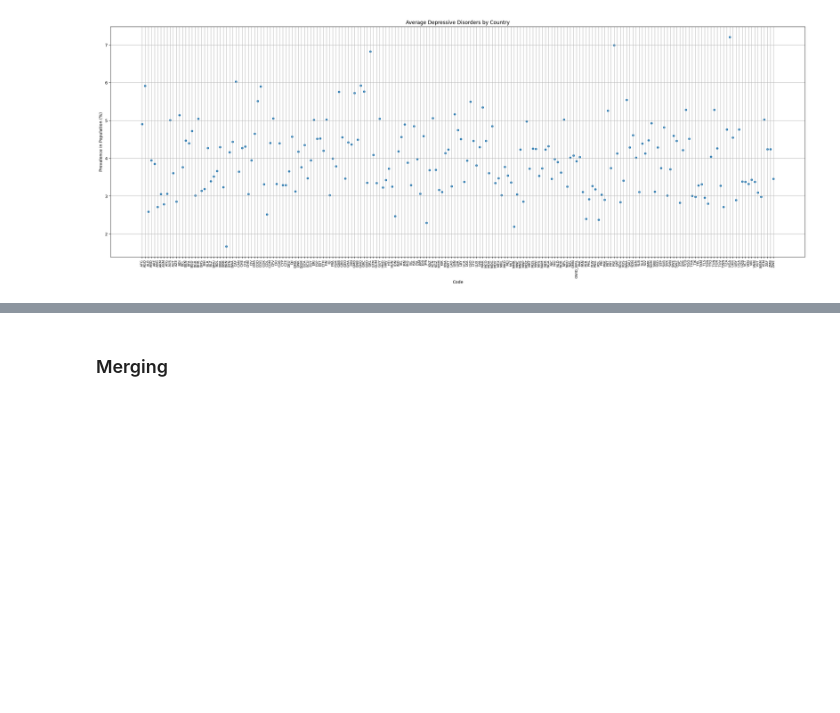
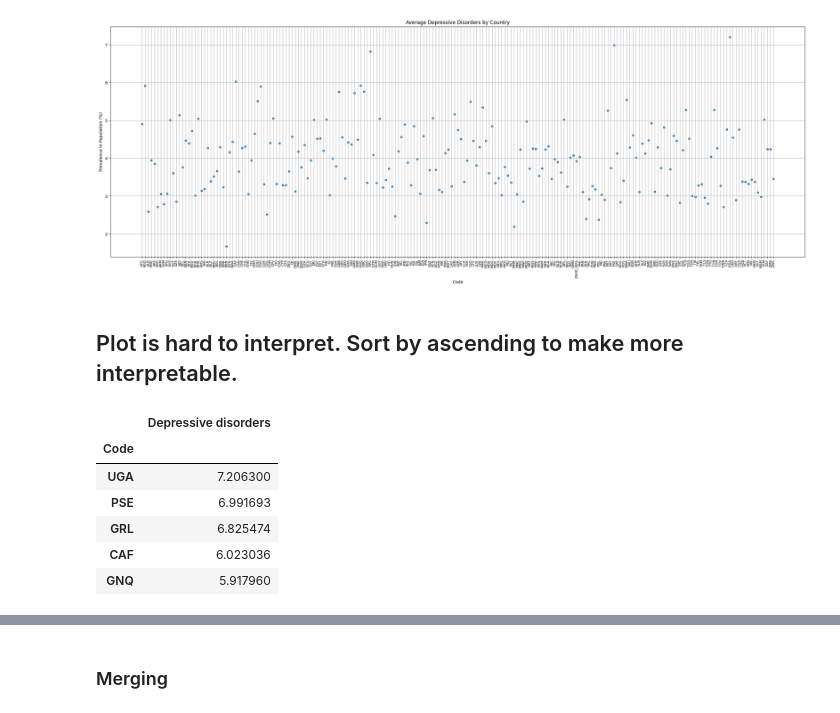
Before and after one commit to schellrw/mental_health, a Jupyter notebook: mental_health_EDA.ipynb, the cells around one changed output, grey strips where cells are left out. Cells and saved outputs as stored; diff of their text form; code cells hidden in the pictures; blank space fills up the shorter version.

```diff
--- a/mental_health_EDA.ipynb
+++ b/mental_health_EDA.ipynb
@@ -323,3 +347,16 @@ plt.grid()
 plt.show()
 # %% [output]
 [figure]
+# %% [markdown]
+## Plot is hard to interpret.  Sort by ascending to make more interpretable.
+# %%
+country3.sort_values('Depressive disorders', ascending=False, inplace=True)
+country3.head()
+# %% [output]
+|  | Depressive disorders |
+| Code |  |
+| UGA | 7.206300 |
+| PSE | 6.991693 |
+| GRL | 6.825474 |
+| CAF | 6.023036 |
+| GNQ | 5.917960 |
```
Also changed, not shown: parts of 7 cells of this notebook.
